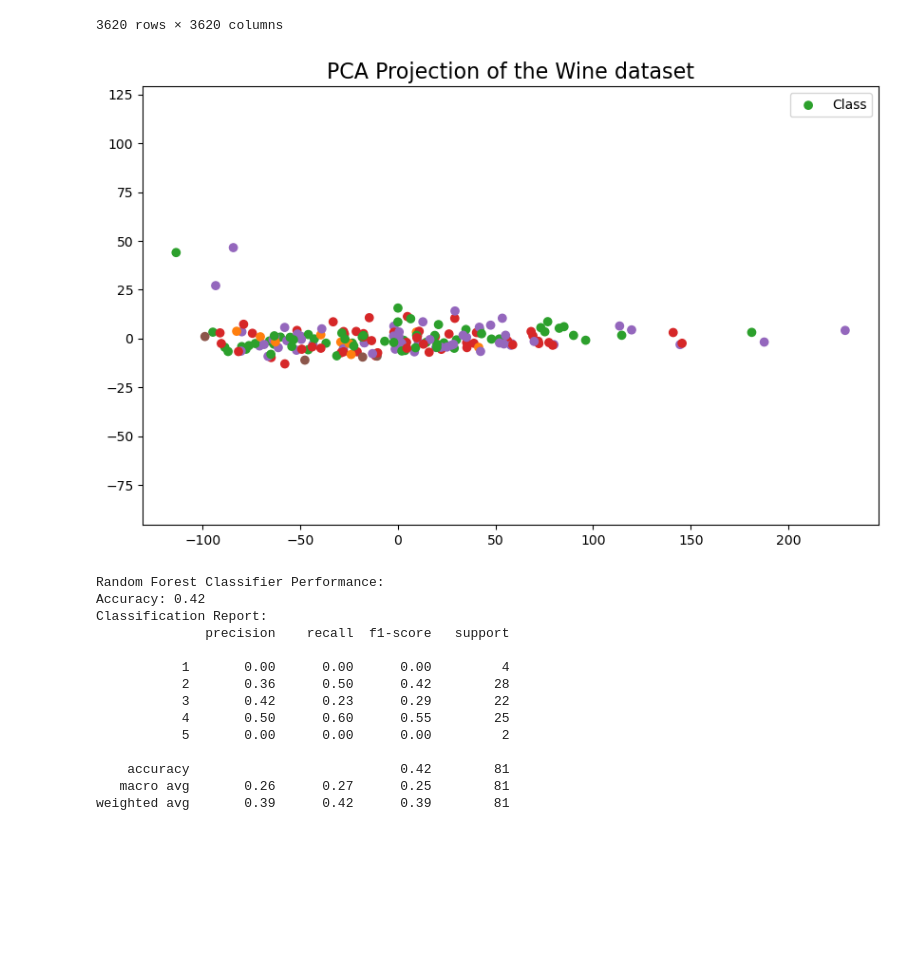
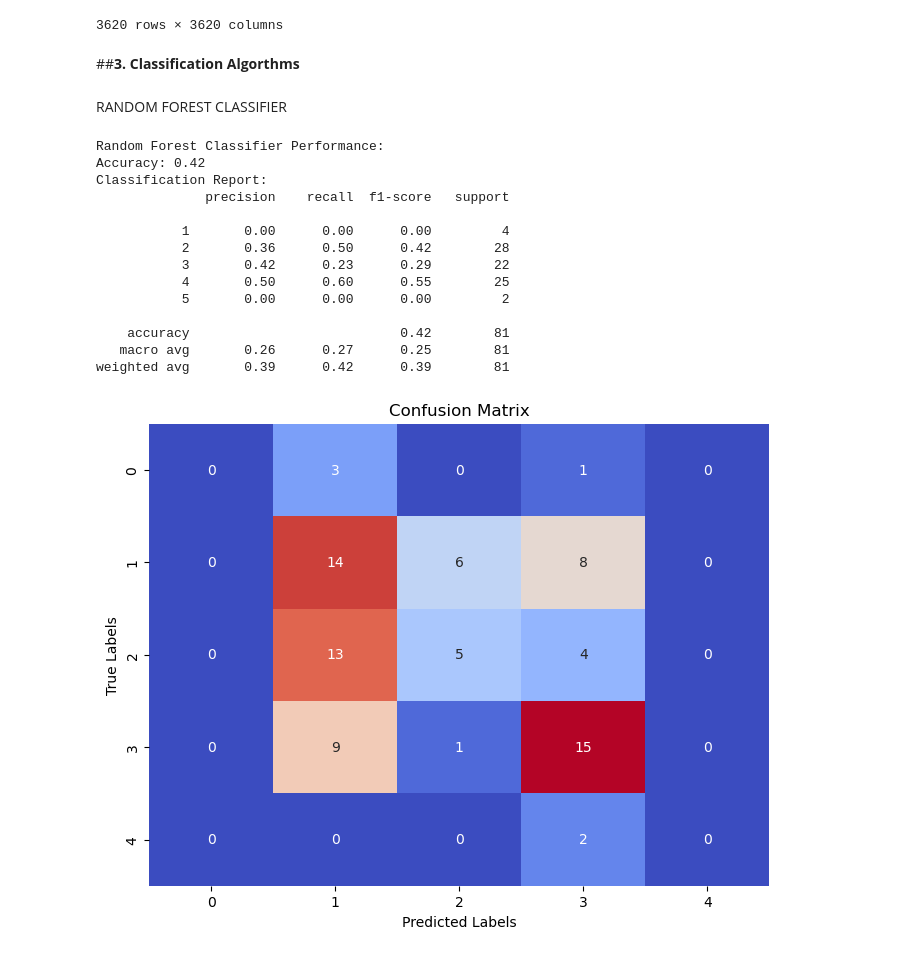
Before and after one commit to mfhars/minyaksawit, a Jupyter notebook: abdultheeastern.ipynb, the cells around one changed output. Drawn from its saved outputs; the diff is of its cells as text; code cells hidden in the pictures; blank space fills up the shorter version.

Commit message:
update more classifiers, going to try OPLS-DA and HCA

```diff
--- a/abdultheeastern.ipynb
+++ b/abdultheeastern.ipynb
@@ -29,7 +27,7 @@ Matplotlib is building the font cache; this may take a moment.
 # %%
 # Load dataset and create a DataFrame
 # Specify the file path of the CSV file
-file_path = "D:/Document/fadhlo/zaytalnakhil/databasah_2.csv"
+file_path = "C:/Users/pingk/OneDrive - Chulalongkorn University/Documents/mekargit/zaytalnakhil-1/databasah_2.csv"
 
 # Load the dataset into a DataFrame
 df = pd.read_csv(file_path)
@@ -186,61 +175,53 @@ plt.show()
+# %% [markdown]
+##**3. Classification Algorthms**
+# %% [markdown]
+RANDOM FOREST CLASSIFIER
 # %%
 # Splitting the dataset into training and testing sets
 X = df_new.drop('RG_yuni_mix', axis=1)
-y = df_new ['RG_yuni_mix']
+y = df_new['RG_yuni_mix']
 X_train, X_test, y_train, y_test = train_test_split(X, y, test_size=0.3, random_state=42)
-
-# Standardize the features
-scaler = StandardScaler()
-X_train_scaled = scaler.fit_transform(X_train)
-
-# Apply PCA for feature extraction
-pca = PCA(n_components=2)
-pca_embedding = pca.fit_transform(X_train_scaled)
-
-# Visualize PCA result
-plt.figure(figsize=(10, 6))
-plt.scatter(
-    pca_embedding[:, 0],
-    pca_embedding[:, 1],
-    c=[sns.color_palette()[x] for x in y_train],
-    label="Class")
-plt.gca().set_aspect('equal', 'datalim')
-plt.legend()
-plt.title('PCA Projection of the Wine dataset', fontsize=16)
-plt.show()
 
 # Random Forest Classifier
 rf_model = RandomForestClassifier(random_state=42)
 
 # Creating the pipeline
 rf_pipeline = make_pipeline(StandardScaler(), rf_model)
 
 # Training the model
 rf_pipeline.fit(X_train, y_train)
 
 # Making predictions
 y_pred_rf = rf_pipeline.predict(X_test)
 
 # Calculating performance metrics
 accuracy_rf = accuracy_score(y_test, y_pred_rf)
 report_rf = classification_report(y_test, y_pred_rf)
 conf_matrix_rf = confusion_matrix(y_test, y_pred_rf)
 
 # Displaying the results
 print(f"Random Forest Classifier Performance:\nAccuracy: {accuracy_rf:.2f}\nClassification Report:\n{report_rf}")
+
+# Displaying the confusion matrix
+plt.figure(figsize=(8, 6))
+sns.heatmap(conf_matrix_rf, annot=True, cmap='coolwarm', fmt='d', cbar=False)
+plt.xlabel('Predicted Labels')
+plt.ylabel('True Labels')
+plt.title('Confusion Matrix')
+plt.show()
 # %% [output]
+Random Forest Classifier Performance:
+Accuracy: 0.42
+Classification Report:
+              precision    recall  f1-score   support
+
+           1       0.00      0.00      0.00         4
+           2       0.36      0.50      0.42        28
+           3       0.42      0.23      0.29        22
+           4       0.50      0.60      0.55        25
+           5       0.00      0.00      0.00         2
+
+    accuracy                           0.42        81
+   macro avg       0.26      0.27      0.25        81
+weighted avg       0.39      0.42      0.39        81
-[figure, old version]
+[figure, new version]
-Random Forest Classifier Performance:
-Accuracy: 0.42
-Classification Report:
-              precision    recall  f1-score   support
-
-           1       0.00      0.00      0.00         4
-           2       0.36      0.50      0.42        28
-           3       0.42      0.23      0.29        22
-           4       0.50      0.60      0.55        25
-           5       0.00      0.00      0.00         2
-
-    accuracy                           0.42        81
-   macro avg       0.26      0.27      0.25        81
-weighted avg       0.39      0.42      0.39        81
```
Also changed, not shown: parts of 17 cells of this notebook, 5 other files.
